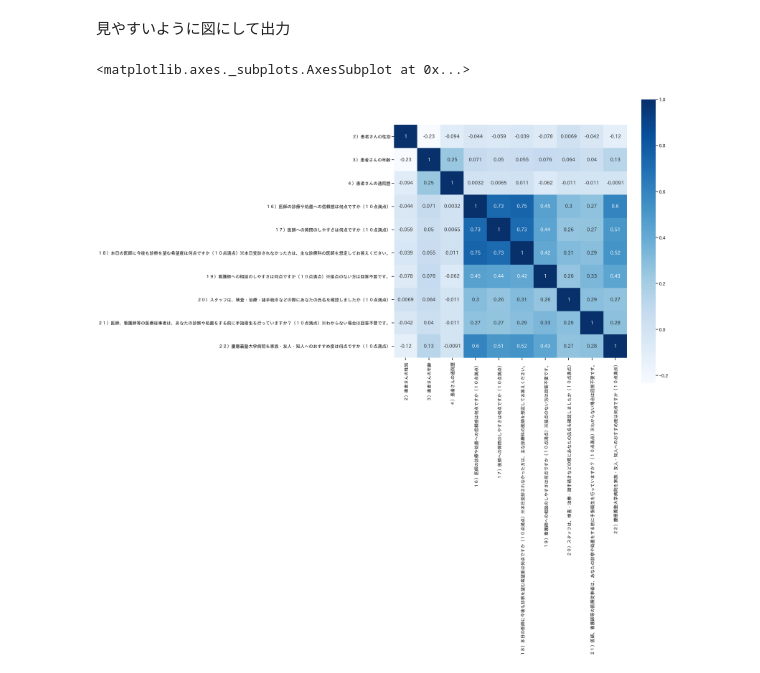
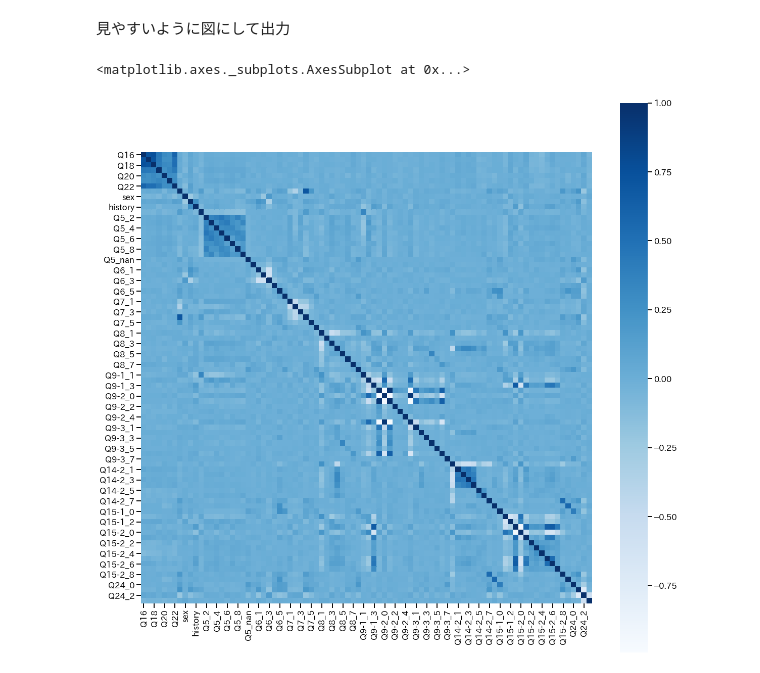
Before and after one commit to KAJITA61724/hello-world, a Jupyter notebook: 患者満足度2020.ipynb, the cells around one changed output. Drawn from its saved outputs; the diff is of its cells as text; code cells hidden in the pictures.

```diff
--- a/患者満足度2020.ipynb
+++ b/患者満足度2020.ipynb
@@ -3312,7 +4346,4 @@ dtype: object
 # %% [markdown]
 昨年と同様の質問項目を回帰やCARTにかけたいので、昨年と同様の質問項目をそれらの解析ができるデータ型に変更する。
-# %%
-data["２）患者さんの性別"] = data["２）患者さんの性別"].astype(float)
-data["３）患者さんの年齢"] = data["３）患者さんの年齢"].astype(float)
-data["４）患者さんの通院歴"] = data["４）患者さんの通院歴"].astype(float)
-data["１７）医師への質問のしやすさは何点ですか（１０点満点）"] = data["１７）医師への質問のしやすさは何点ですか（１０点満点）"].astype(float)
+# %%
+gairai_full_data = data
@@ -3318,0 +4386,7 @@ data["１７）医師への質問のしやすさは何点ですか（１０点
+# %%
+gairai =gairai_full_data.drop(gairai_full_data.columns[[0, 1]], axis=1)
+gairai =gairai.drop(columns="２３）２２）でつけた点数の理由をお聞かせください")
+gairai =gairai.drop(columns="その他病院へのご意見・ご要望などございましたら、ご記入をお願いします。")
+gairai = gairai.drop(columns="Q8_")
+gairai_num_data = gairai
+gairai_num_data
@@ -3395,11 +4432,0 @@ NULL数:51　　　　NULL率:0.011    データの種類数:12
-# %%
-gairai["２）患者さんの性別"] = gairai["２）患者さんの性別"].fillna(gairai["２）患者さんの性別"].mean())
-gairai["３）患者さんの年齢"] = gairai["３）患者さんの年齢"].fillna(gairai["３）患者さんの年齢"].mean())
-gairai["４）患者さんの通院歴"] = gairai["４）患者さんの通院歴"].fillna(gairai["４）患者さんの通院歴"].mean())
-gairai["１６）医師の診療や処置への信頼感は何点ですか（１０点満点）"] = gairai["１６）医師の診療や処置への信頼感は何点ですか（１０点満点）"].fillna(gairai["１６）医師の診療や処置への信頼感は何点ですか（１０点満点）"].mean())
-gairai["１７）医師への質問のしやすさは何点ですか（１０点満点）"] = gairai["１７）医師への質問のしやすさは何点ですか（１０点満点）"].fillna(gairai["１７）医師への質問のしやすさは何点ですか（１０点満点）"].mean())
-gairai["１８）本日の医師に今後も診察を望む希望度は何点ですか（１０点満点）※本日受診されなかった方は、主な診療科の医師を想定してお答えください。"] = gairai["１８）本日の医師に今後も診察を望む希望度は何点ですか（１０点満点）※本日受診されなかった方は、主な診療科の医師を想定してお答えください。"].fillna(gairai["１８）本日の医師に今後も診察を望む希望度は何点ですか（１０点満点）※本日受診されなかった方は、主な診療科の医師を想定してお答えください。"].mean())
-gairai["１９）看護師への相談のしやすさは何点ですか（１０点満点）※接点のない方は回答不要です。"] = gairai["１９）看護師への相談のしやすさは何点ですか（１０点満点）※接点のない方は回答不要です。"].fillna(gairai["１９）看護師への相談のしやすさは何点ですか（１０点満点）※接点のない方は回答不要です。"].mean())
-gairai["２０）スタッフは、検査・治療・諸手続きなどの際にあなたの氏名を確認しましたか（１０点満点）"] = gairai["２０）スタッフは、検査・治療・諸手続きなどの際にあなたの氏名を確認しましたか（１０点満点）"].fillna(gairai["２０）スタッフは、検査・治療・諸手続きなどの際にあなたの氏名を確認しましたか（１０点満点）"].mean())
-gairai["２１）医師、看護師等の医療従事者は、あなたの診察や処置をする前に手指衛生を行っていますか？（１０点満点）※わからない場合は回答不要です。"] = gairai["２１）医師、看護師等の医療従事者は、あなたの診察や処置をする前に手指衛生を行っていますか？（１０点満点）※わからない場合は回答不要です。"].fillna(gairai["２１）医師、看護師等の医療従事者は、あなたの診察や処置をする前に手指衛生を行っていますか？（１０点満点）※わからない場合は回答不要です。"].mean())
-gairai["２２）慶應義塾大学病院を家族・友人・知人へのおすすめ度は何点ですか（１０点満点）"] = gairai["２２）慶應義塾大学病院を家族・友人・知人へのおすすめ度は何点ですか（１０点満点）"].fillna(gairai["２２）慶應義塾大学病院を家族・友人・知人へのおすすめ度は何点ですか（１０点満点）"].mean())
@@ -3465,8 +4464,8 @@ sns.heatmap(df_corr)
 # %%
 sns.set_context("talk")
 fig = plt.subplots(figsize=(20,20))
 
-sns.heatmap(df_corr, annot=True,cmap='Blues',square=True)
+sns.heatmap(df_corr,cmap='Blues',square=True)
 # %% [output]
 <matplotlib.axes._subplots.AxesSubplot at 0x...>
-[figure, old version]
+[figure, new version]
```
Also changed, not shown: parts of 269 cells of this notebook.
